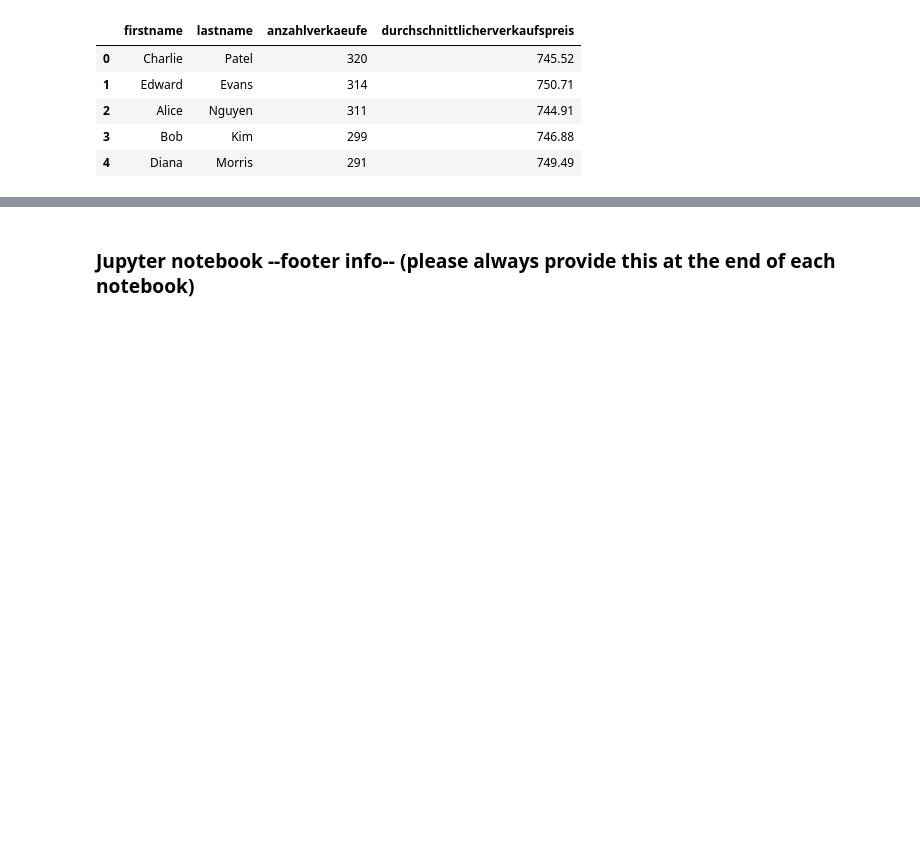
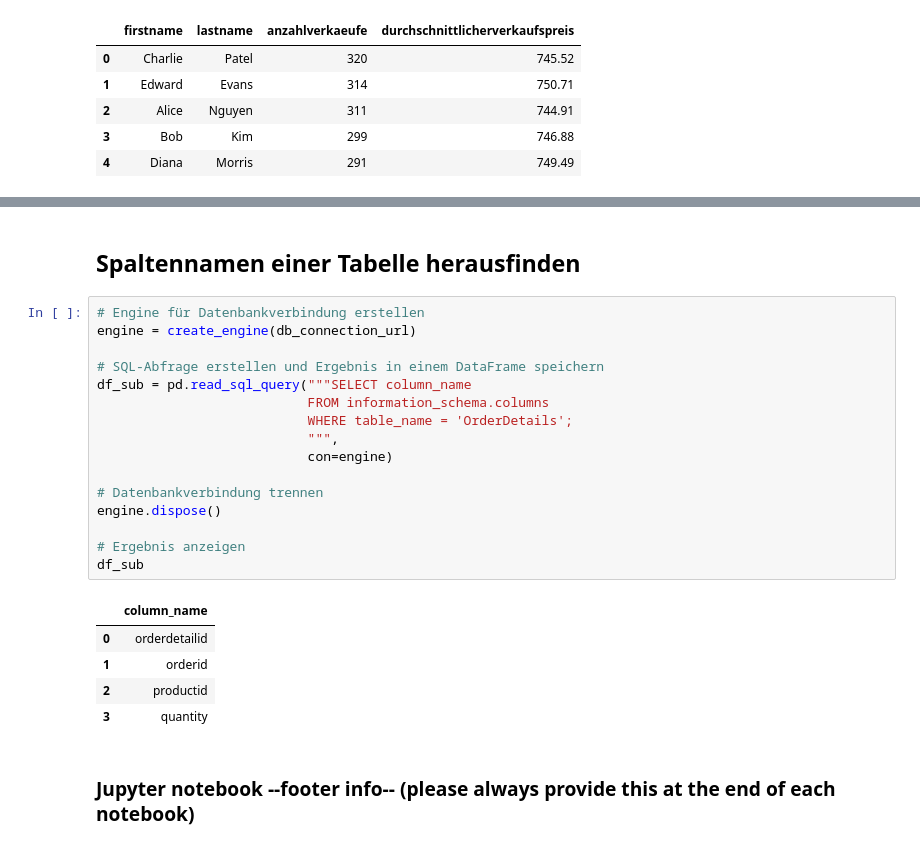
Before and after one commit to blobb3/python_postgresql_pgadmin, a Jupyter notebook: Test_Exam_Relationale_Daten_Solution.ipynb, the cells around one changed output, grey strips where cells are left out. Saved outputs shown, nothing was run; the diff lists cells and outputs as text; blank space fills up the shorter version.

```diff
--- a/Test_Exam_Relationale_Daten_Solution.ipynb
+++ b/Test_Exam_Relationale_Daten_Solution.ipynb
@@ -545,3 +615,27 @@ df_sub
+# %% [markdown]
+## Spaltennamen einer Tabelle herausfinden
+# %%
+# Engine für Datenbankverbindung erstellen
+engine = create_engine(db_connection_url)
+
+# SQL-Abfrage erstellen und Ergebnis in einem DataFrame speichern
+df_sub = pd.read_sql_query("""SELECT column_name
+                           FROM information_schema.columns
+                           WHERE table_name = 'OrderDetails';
+                           """,
+                           con=engine)
+
+# Datenbankverbindung trennen
+engine.dispose()
+
+# Ergebnis anzeigen
+df_sub
+# %% [output]
+|  | column_name |
+| 0 | orderdetailid |
+| 1 | orderid |
+| 2 | productid |
+| 3 | quantity |
 # %% [markdown]
 ### Jupyter notebook --footer info-- (please always provide this at the end of each notebook)
 # %%
```
Also changed, not shown: parts of 5 cells of this notebook.
